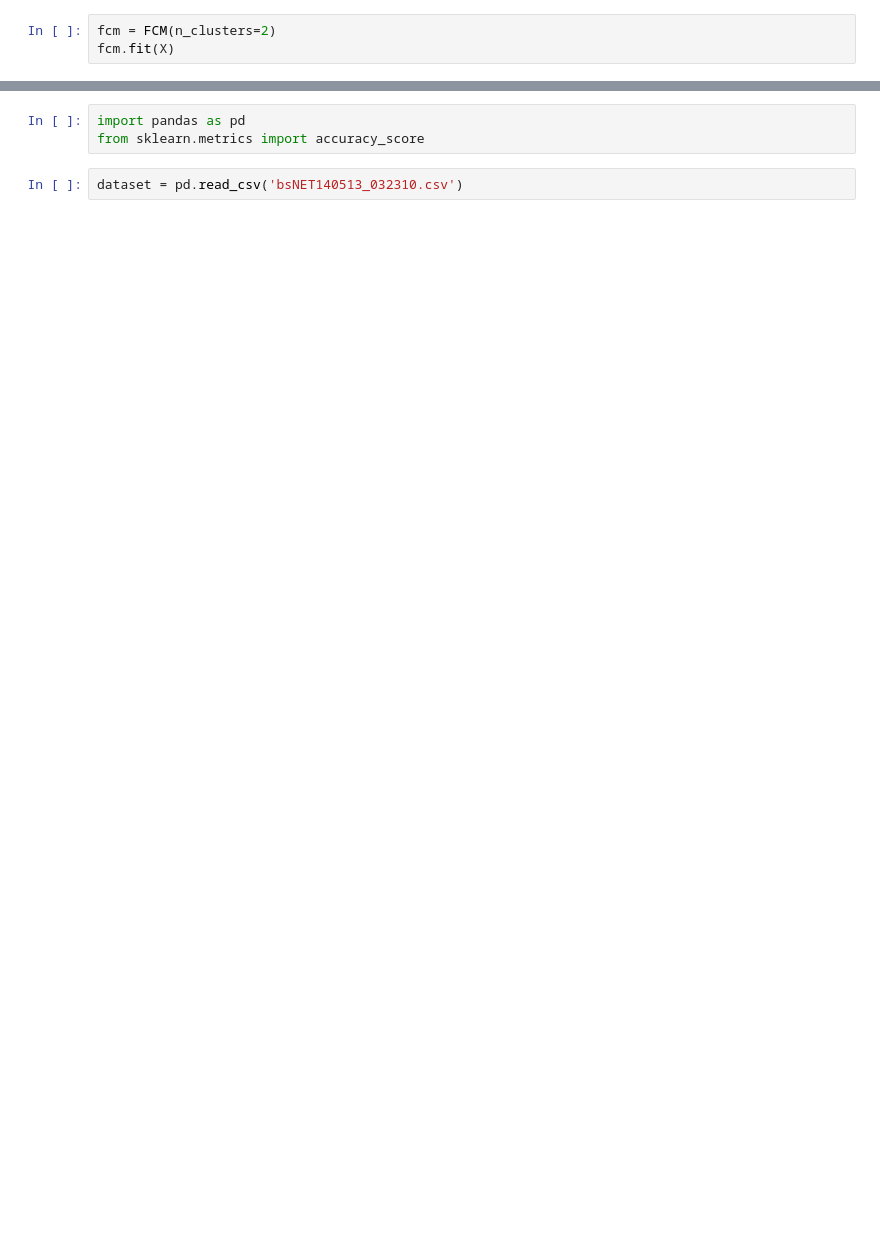
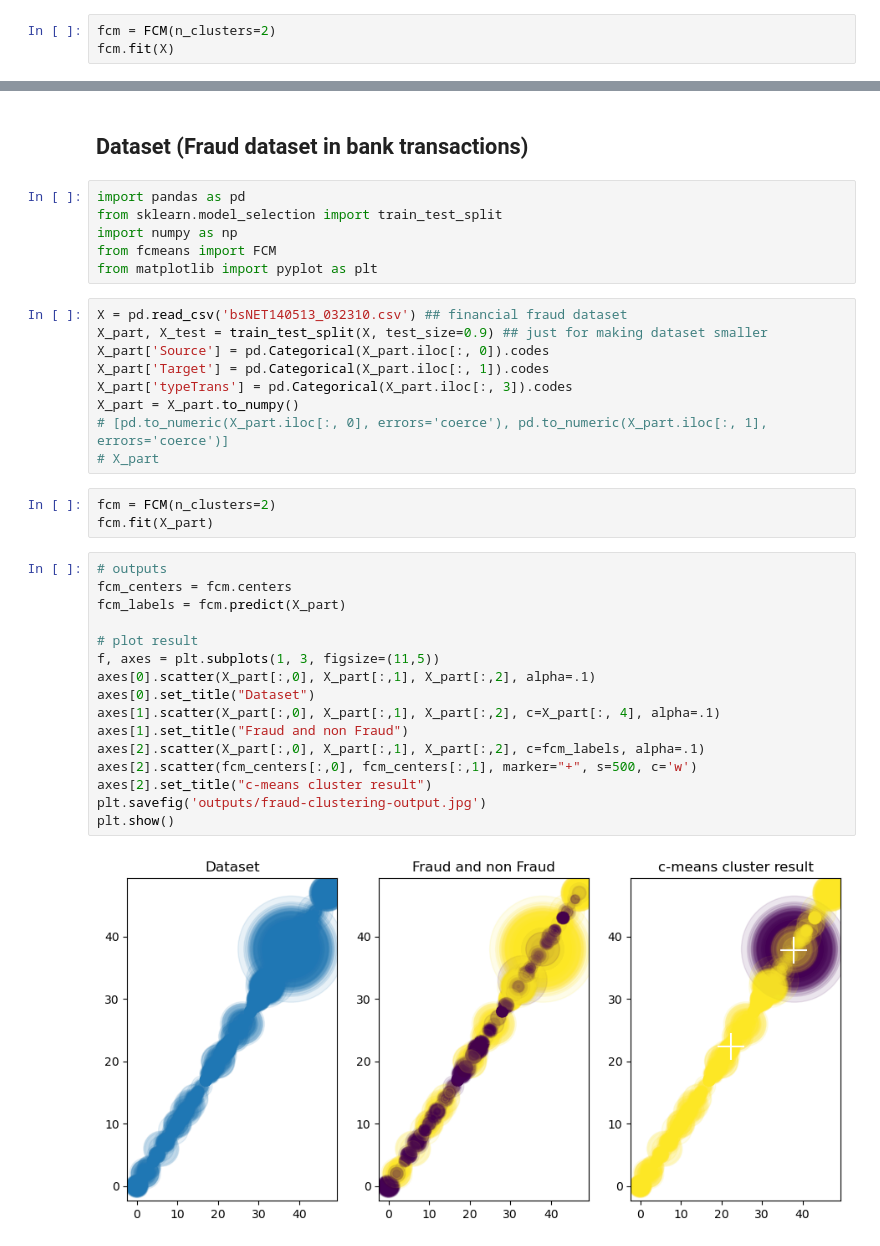
Before and after one commit to aref00/cmeans-vs-kmeans, a Jupyter notebook: OnDataset.ipynb, the cells around one changed output, grey strips where cells are left out. Saved outputs shown, nothing was run; the diff lists cells and outputs as text; blank space fills up the shorter version.

```diff
--- a/OnDataset.ipynb
+++ b/OnDataset.ipynb
@@ -35,5 +39,38 @@ plt.show()
+# %% [markdown]
+## Dataset (Fraud dataset in bank transactions)
 # %%
 import pandas as pd
-from sklearn.metrics import accuracy_score
+from sklearn.model_selection import train_test_split
+import numpy as np
+from fcmeans import FCM
+from matplotlib import pyplot as plt
 # %%
-dataset = pd.read_csv('bsNET140513_032310.csv')
+X = pd.read_csv('bsNET140513_032310.csv') ## financial fraud dataset
+X_part, X_test = train_test_split(X, test_size=0.9) ## just for making dataset smaller
+X_part['Source'] = pd.Categorical(X_part.iloc[:, 0]).codes
+X_part['Target'] = pd.Categorical(X_part.iloc[:, 1]).codes
+X_part['typeTrans'] = pd.Categorical(X_part.iloc[:, 3]).codes
+X_part = X_part.to_numpy()
+# [pd.to_numeric(X_part.iloc[:, 0], errors='coerce'), pd.to_numeric(X_part.iloc[:, 1], errors='coerce')]
+# X_part
+# %%
+fcm = FCM(n_clusters=2)
+fcm.fit(X_part)
+# %%
+# outputs
+fcm_centers = fcm.centers
+fcm_labels = fcm.predict(X_part)
+
+# plot result
+f, axes = plt.subplots(1, 3, figsize=(11,5))
+axes[0].scatter(X_part[:,0], X_part[:,1], X_part[:,2], alpha=.1)
+axes[0].set_title("Dataset")
+axes[1].scatter(X_part[:,0], X_part[:,1], X_part[:,2], c=X_part[:, 4], alpha=.1)
+axes[1].set_title("Fraud and non Fraud")
+axes[2].scatter(X_part[:,0], X_part[:,1], X_part[:,2], c=fcm_labels, alpha=.1)
+axes[2].scatter(fcm_centers[:,0], fcm_centers[:,1], marker="+", s=500, c='w')
+axes[2].set_title("c-means cluster result")
+plt.savefig('outputs/fraud-clustering-output.jpg')
+plt.show()
+# %% [output]
+[figure, added]
```
Also changed, not shown: parts of 8 cells of this notebook, 4 other files.
